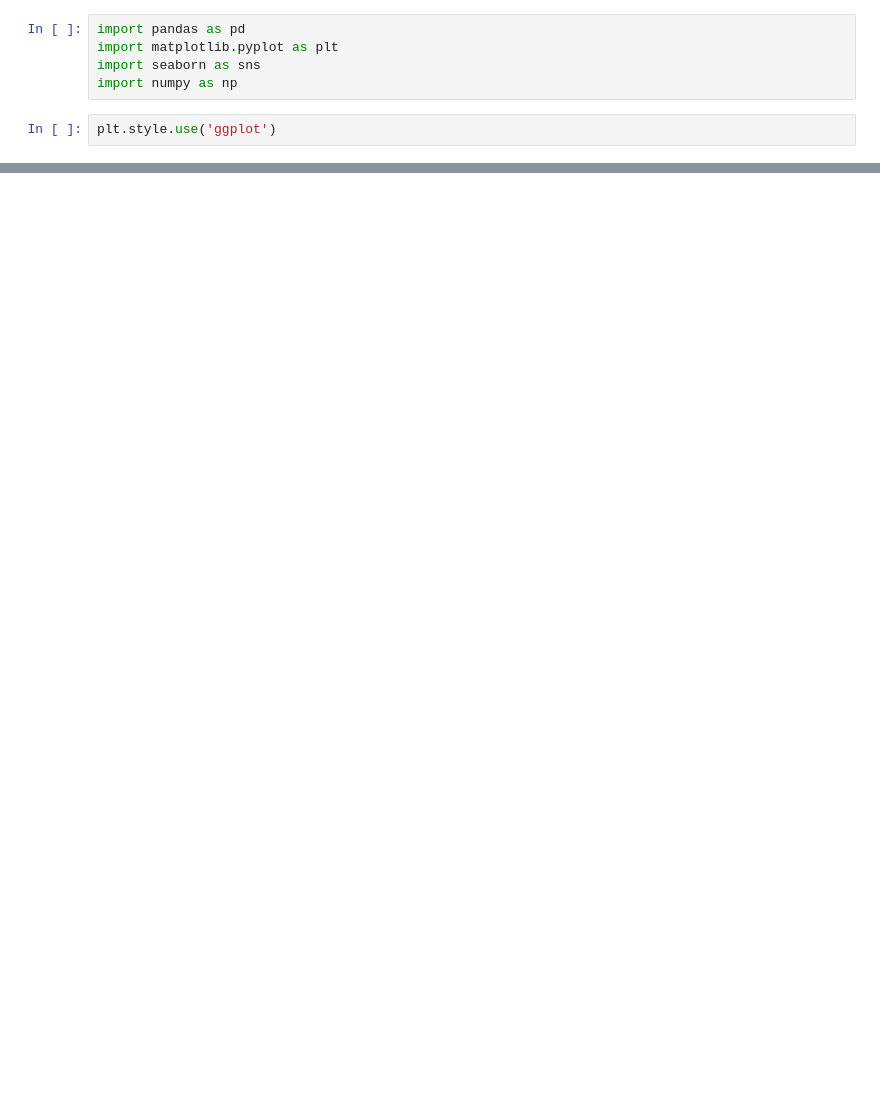
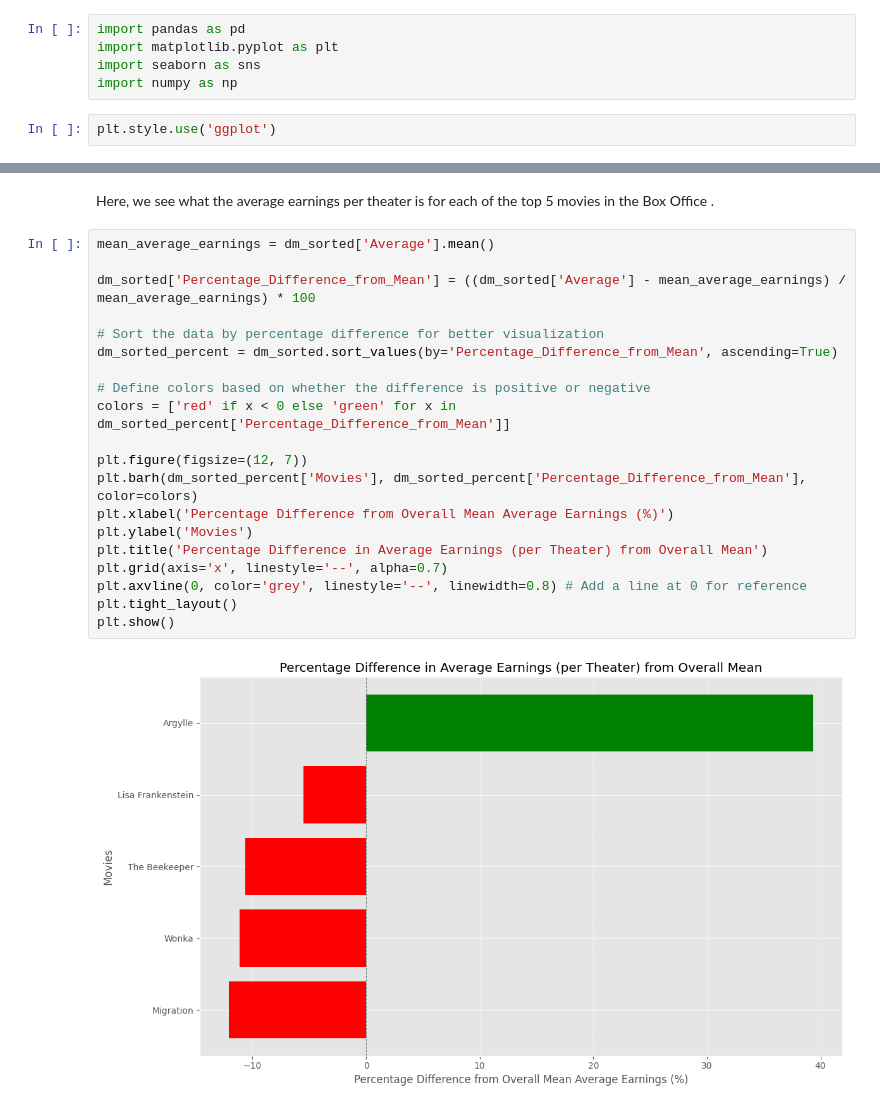
Before and after one commit to surafelmeharihaile-ai/Data110, a Jupyter notebook: Project_1___Surafel_Haile_.ipynb, the cells around one changed output, grey strips where cells are left out. Saved outputs shown, nothing was run; the diff lists cells and outputs as text; blank space fills up the shorter version.

```diff
--- a/Project_1___Surafel_Haile_.ipynb
+++ b/Project_1___Surafel_Haile_.ipynb
@@ -24,0 +25,24 @@ plt.show()
+# %% [markdown]
+Here, we see what the average earnings per theater is for each of the top 5 movies in the Box Office .
+# %%
+mean_average_earnings = dm_sorted['Average'].mean()
+
+dm_sorted['Percentage_Difference_from_Mean'] = ((dm_sorted['Average'] - mean_average_earnings) / mean_average_earnings) * 100
+
+# Sort the data by percentage difference for better visualization
+dm_sorted_percent = dm_sorted.sort_values(by='Percentage_Difference_from_Mean', ascending=True)
+
+# Define colors based on whether the difference is positive or negative
+colors = ['red' if x < 0 else 'green' for x in dm_sorted_percent['Percentage_Difference_from_Mean']]
+
+plt.figure(figsize=(12, 7))
+plt.barh(dm_sorted_percent['Movies'], dm_sorted_percent['Percentage_Difference_from_Mean'], color=colors)
+plt.xlabel('Percentage Difference from Overall Mean Average Earnings (%)')
+plt.ylabel('Movies')
+plt.title('Percentage Difference in Average Earnings (per Theater) from Overall Mean')
+plt.grid(axis='x', linestyle='--', alpha=0.7)
+plt.axvline(0, color='grey', linestyle='--', linewidth=0.8) # Add a line at 0 for reference
+plt.tight_layout()
+plt.show()
+# %% [output]
+[figure, added]
```
Also changed, not shown: parts of 4 cells of this notebook.
